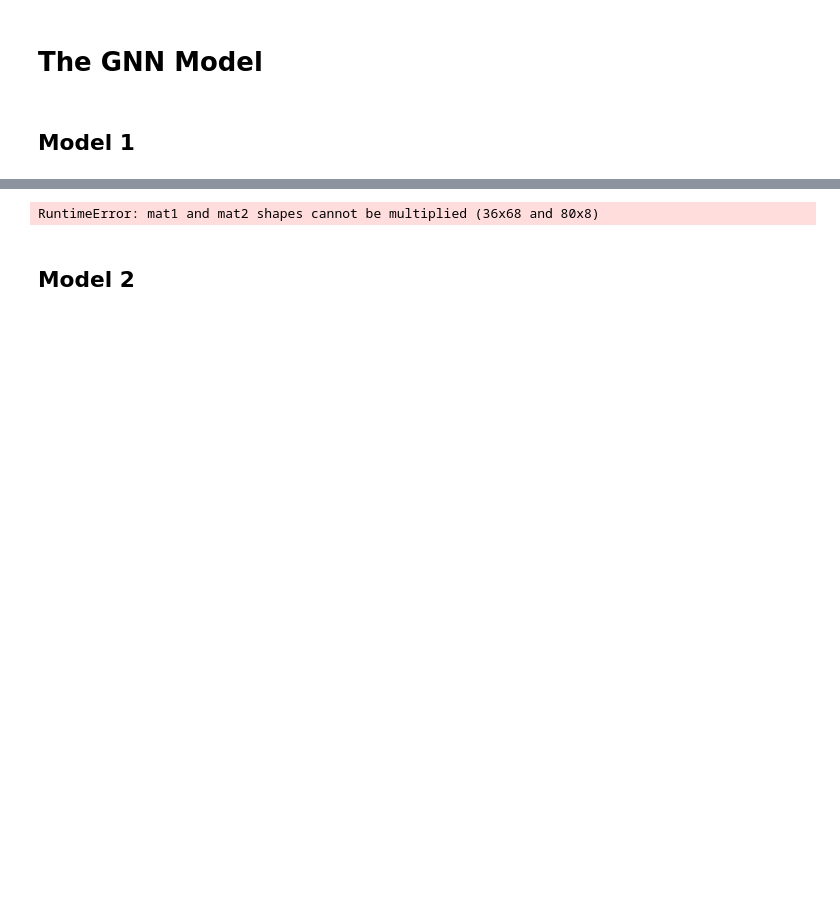
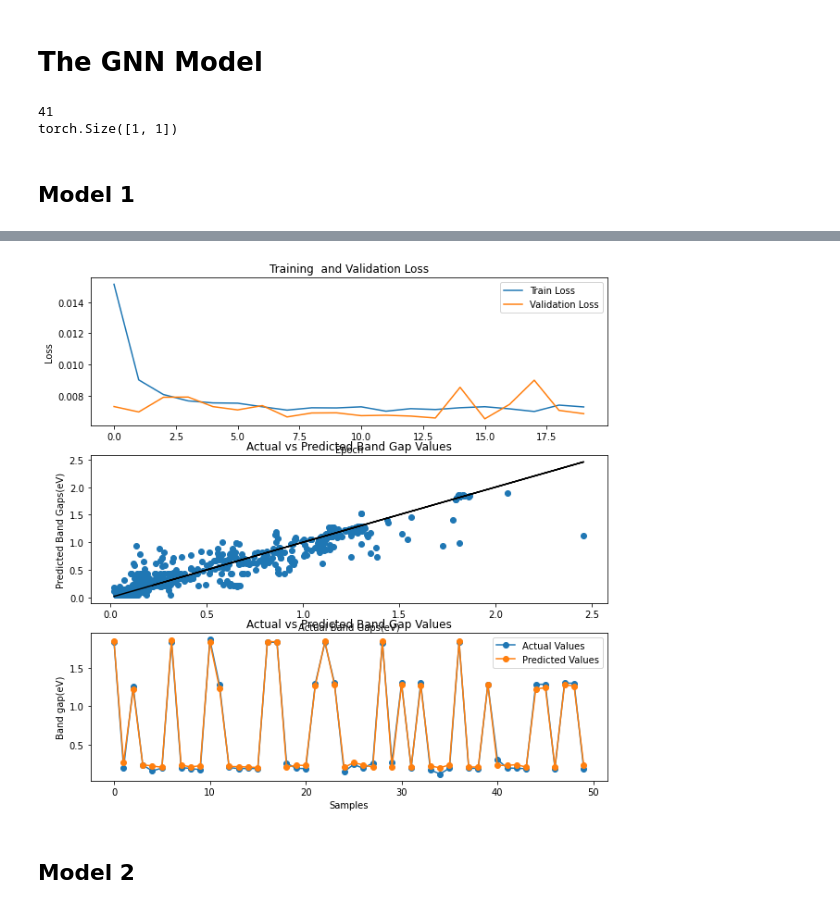
Before and after one commit to AdamKimhub/Msproject1, a Jupyter notebook: cvae1.ipynb, the cells around one changed output, grey strips where cells are left out. Saved outputs shown, nothing was run; the diff lists cells and outputs as text; code cells hidden in the pictures; blank space fills up the shorter version.

Commit message:
subtle refinements to the gnn model and dependent functions

```diff
--- a/cvae1.ipynb
+++ b/cvae1.ipynb
@@ -690,0 +152,5 @@ Streaming output truncated to the last 5000 lines.
+# %%
+# Create graphs for each set
+train_graphs = fast_grapy(train_set)
+val_graphs = fast_grapy(val_set)
+test_graphs = fast_grapy(test_set)
@@ -691,3 +314,15 @@ Streaming output truncated to the last 5000 lines.
+# %%
+# Create data loaders
+train_loader = DataLoader(new_train_graphs, batch_size=1, shuffle=True)
+val_loader = DataLoader(new_val_graphs, batch_size=1, shuffle=False)
+test_loader = DataLoader(new_test_graphs, batch_size=1, shuffle=False)
+# %%
+# Use data size to determine model architecture
+NODE_DIM =train_graphs[0].x.shape[1] # 27
+EDGE_DIM =train_graphs[0].edge_attr.shape[1] # 14
+HIDDEN_DIM = 128
+EMBED_DIM = 64
+U_DIM =train_graphs[0].u.shape[1] # 14
 # %% [markdown]
 # The GNN Model
 # %%
@@ -835,23 +470,51 @@ class SMAPELoss(nn.Module):
         return torch.mean(numerator/denominator)
 
 # Loss function
-loss_fn = nn.MSELoss()
-# loss_fn = LogCoshLoss()
+# loss_fn = nn.MSELoss()
+loss_fn = LogCoshLoss()
 # loss_fn = RelativeMSELoss()
 # loss_fn = SMAPELoss()
+# %%
+# Testing architectures
+sample_node = torch.rand((3,NODE_DIM))
+sample_edges = torch.tensor([[0, 1, 2, 0, 1, 2, 0, 1, 2], [0,0,0,1,1,1,2,2,2]], dtype=torch.long)
+sample_edge_attr = torch.rand((9, EDGE_DIM))
+
+# sample_conv1 = CGConv(NODE_DIM, EDGE_DIM)
+# out = sample_conv1(sample_node, sample_edges, sample_edge_attr)
+# print(out.shape)
+
+sample_x = torch.rand((1,91))
+
+sample_fc = nn.Sequential(
+    nn.Linear(NODE_DIM + EMBED_DIM, 128),
+    nn.ReLU(),
+    nn.Linear(128, 64),
+    nn.ReLU(),
+    nn.Linear(64, 32),
+    nn.ReLU(),
+    nn.Linear(32, 1)
+)
+out = sample_fc(sample_x)
+print(out.shape)
+# %% [output]
+41
+torch.Size([1, 1])
 # %% [markdown]
 ## Model 1
 # %%
 class GNNModelCG(nn.Module):
-    def __init__(self, node_dim=8, edge_dim=3,hidden_dim=64, embed_dim=64, u_dim=6):
+    def __init__(self, node_dim=NODE_DIM, edge_dim=EDGE_DIM, hidden_dim=HIDDEN_DIM, embed_dim=EMBED_DIM, u_dim=U_DIM):
         super().__init__()
-        self.conv1 = CGConv(node_dim, hidden_dim, aggr='mean')
-        self.conv2 = CGConv(hidden_dim, edge_dim, aggr='mean')
+        self.conv1 = CGConv(node_dim, edge_dim, aggr='mean') # , batch_norm=True)
+        # self.conv2 = CGConv(edge_dim, edge_dim, aggr='mean', batch_norm=True)
 
         self.global_embed = nn.Linear(u_dim, embed_dim)
 
         self.fc = nn.Sequential(
-            nn.Linear(hidden_dim + embed_dim, 64),
+            nn.Linear(node_dim + embed_dim, hidden_dim),
+            nn.ReLU(),
+            nn.Linear(hidden_dim, 64),
             nn.ReLU(),
             nn.Linear(64, 32),
             nn.ReLU(),
@@ -866,16 +529,24 @@ class GNNModelCG(nn.Module):
             data.batch,
             data.u,
         )
-        print(x.shape, edge_index.shape, edge_attr.shape)
+        # print("New forward pass")
+        # print(x.shape, edge_index.shape, edge_attr.shape, batch.shape, u.shape)
+
         x = F.relu(self.conv1(x, edge_index, edge_attr))
+        # print(x.shape, edge_index.shape, edge_attr.shape, batch.shape, u.shape)
 
-        x = F.relu(self.conv2(x, edge_index, edge_attr))
+        # x = F.relu(self.conv2(x, edge_index, edge_attr))
+        # print(x.shape, edge_index.shape, edge_attr.shape, batch.shape, u.shape)
 
         x = global_mean_pool(x, batch)
+        # print(x.shape, edge_index.shape, edge_attr.shape, batch.shape, u.shape)
 
         u = self.global_embed(u)
+        # print(x.shape, edge_index.shape, edge_attr.shape, batch.shape, u.shape)
 
         x = torch.cat([x, u], dim=1)
+        # print(x.shape, edge_index.shape, edge_attr.shape, batch.shape, u.shape)
+
         the_return = self.fc(x)
         return the_return
 
@@ -893,4 +580,4 @@ torch.Size([9, 27]) torch.Size([2, 36]) torch.Size([36, 14])
-RuntimeError: mat1 and mat2 shapes cannot be multiplied (36x68 and 80x8)
+[figure, added]
 # %% [markdown]
 ## Model 2
 # %%
```
Also changed, not shown: parts of 37 cells of this notebook, 7 other files.
